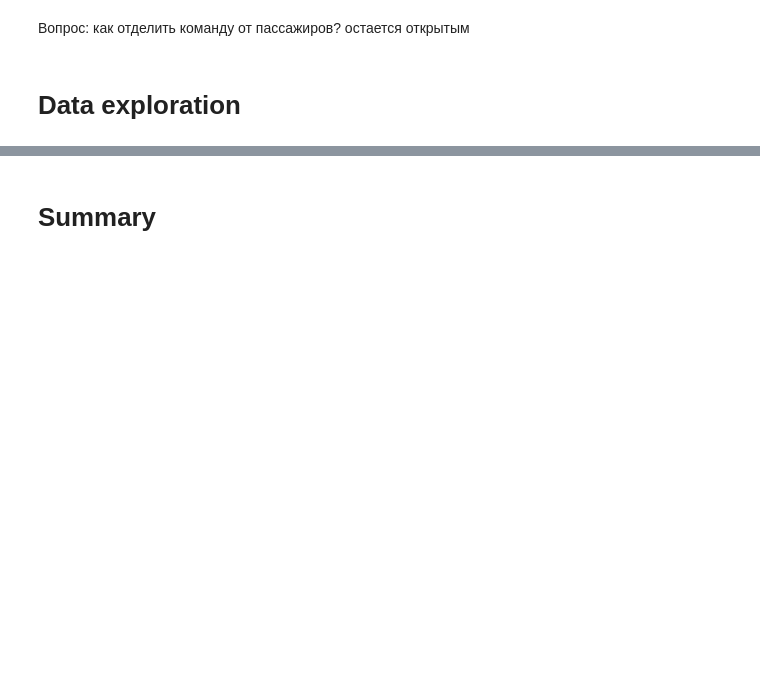
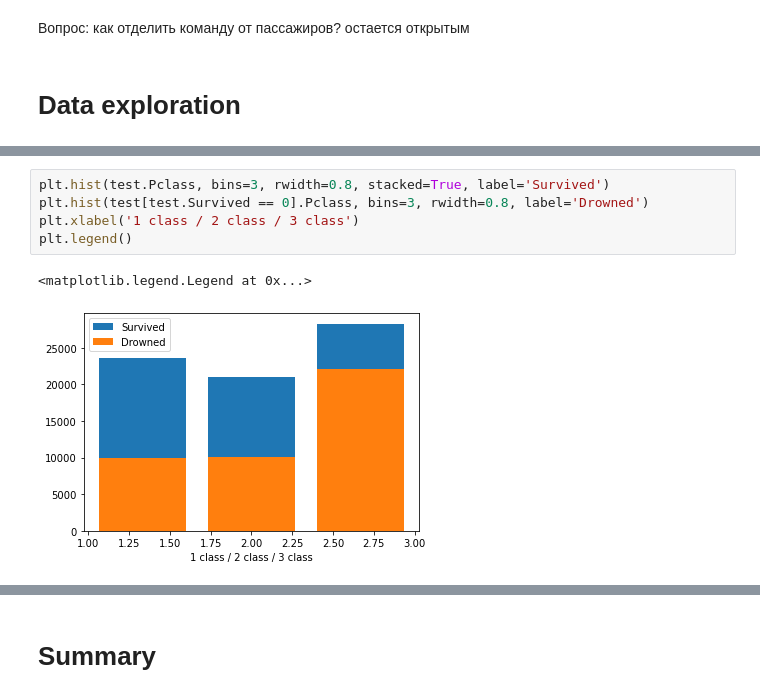
Before and after one commit to tanyashagova/ML_homework, a Jupyter notebook: eda.ipynb, the cells around one changed output, grey strips where cells are left out. Cells and saved outputs as stored; diff of their text form; blank space fills up the shorter version.

```diff
--- a/eda.ipynb
+++ b/eda.ipynb
@@ -272 +306,9 @@ Name: PassengerId, dtype: int64
+# %%
+plt.hist(test.Pclass, bins=3, rwidth=0.8, stacked=True, label='Survived')
+plt.hist(test[test.Survived == 0].Pclass, bins=3, rwidth=0.8, label='Drowned')
+plt.xlabel('1 class / 2 class / 3 class')
+plt.legend()
+# %% [output]
+<matplotlib.legend.Legend at 0x...>
+[figure, added]
 # %%
```
Also changed, not shown: parts of 29 cells of this notebook.
